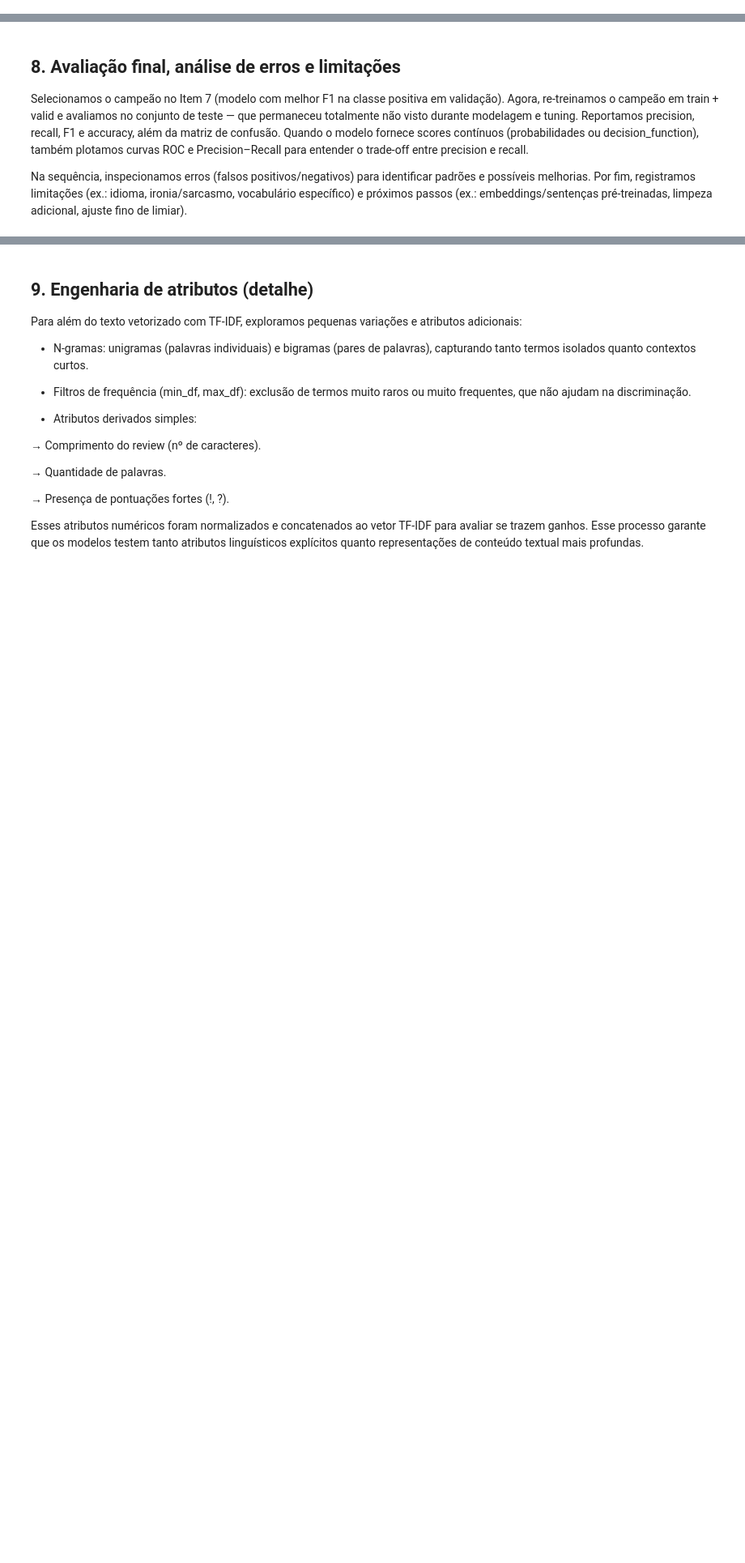
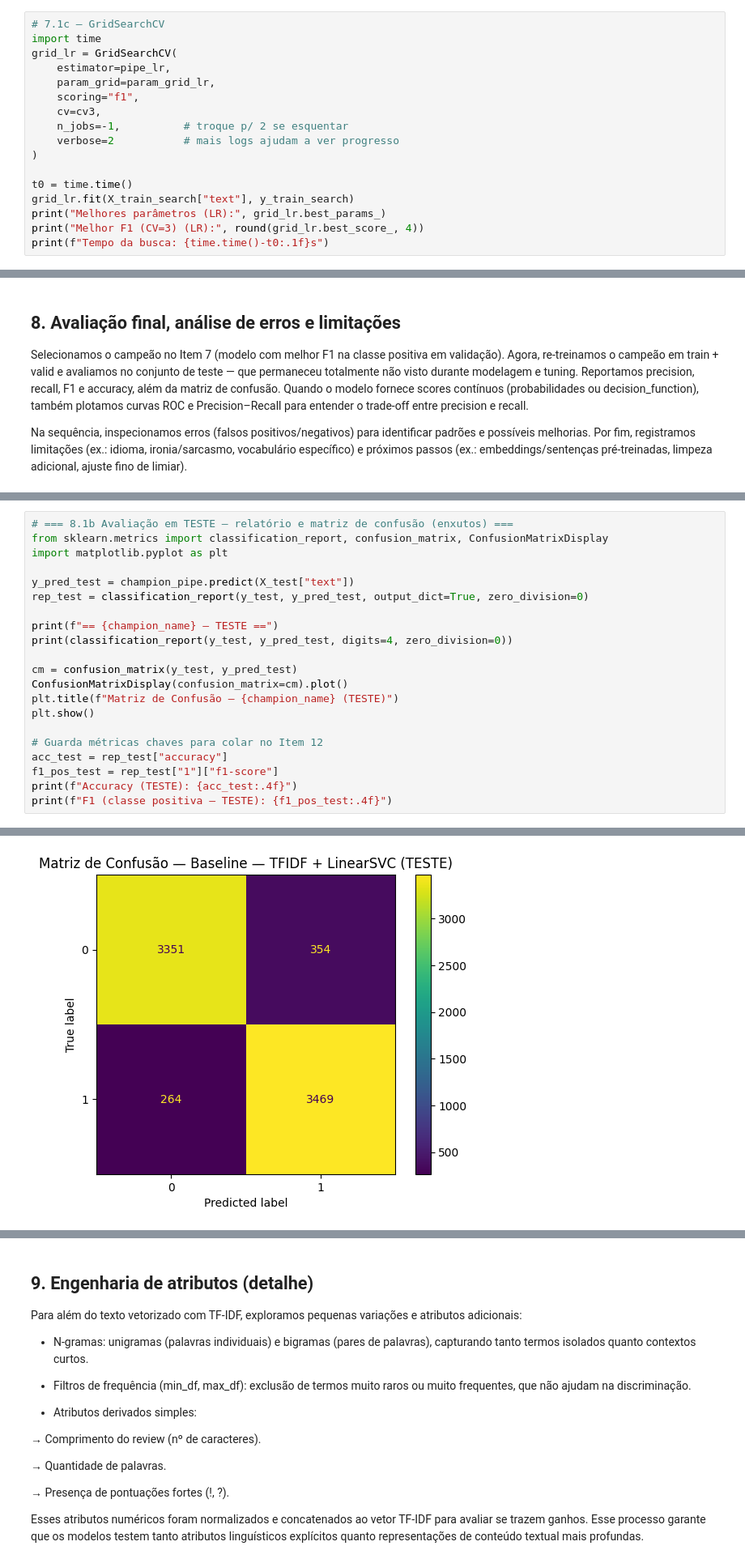
Before and after one commit to natimartins-x/machine-learning, a Jupyter notebook: MVP_IMDB_Sentiment.ipynb, the cells around one changed output, grey strips where cells are left out. Shown: that part at 81% size. Cells and saved outputs as stored; diff of their text form; blank space fills up the shorter version.

```diff
--- a/MVP_IMDB_Sentiment.ipynb
+++ b/MVP_IMDB_Sentiment.ipynb
@@ -921,0 +857,17 @@ print(f"\n>>> Campeão selecionado para o TESTE: {champion_name}")
+# %%
+# 7.1c — GridSearchCV
+import time
+grid_lr = GridSearchCV(
+    estimator=pipe_lr,
+    param_grid=param_grid_lr,
+    scoring="f1",
+    cv=cv3,
+    n_jobs=-1,          # troque p/ 2 se esquentar
+    verbose=2           # mais logs ajudam a ver progresso
+)
+
+t0 = time.time()
+grid_lr.fit(X_train_search["text"], y_train_search)
+print("Melhores parâmetros (LR):", grid_lr.best_params_)
+print("Melhor F1 (CV=3) (LR):", round(grid_lr.best_score_, 4))
+print(f"Tempo da busca: {time.time()-t0:.1f}s")
@@ -1016,0 +954,22 @@ show_examples(fn, n=5, title="Falsos Negativos (FN)")
+# %%
+# === 8.1b Avaliação em TESTE — relatório e matriz de confusão (enxutos) ===
+from sklearn.metrics import classification_report, confusion_matrix, ConfusionMatrixDisplay
+import matplotlib.pyplot as plt
+
+y_pred_test = champion_pipe.predict(X_test["text"])
+rep_test = classification_report(y_test, y_pred_test, output_dict=True, zero_division=0)
+
+print(f"== {champion_name} — TESTE ==")
+print(classification_report(y_test, y_pred_test, digits=4, zero_division=0))
+
+cm = confusion_matrix(y_test, y_pred_test)
+ConfusionMatrixDisplay(confusion_matrix=cm).plot()
+plt.title(f"Matriz de Confusão — {champion_name} (TESTE)")
+plt.show()
+
+# Guarda métricas chaves para colar no Item 12
+acc_test = rep_test["accuracy"]
+f1_pos_test = rep_test["1"]["f1-score"]
+print(f"Accuracy (TESTE): {acc_test:.4f}")
+print(f"F1 (classe positiva — TESTE): {f1_pos_test:.4f}")
+# %% [output]
@@ -1016,0 +985 @@ show_examples(fn, n=5, title="Falsos Negativos (FN)")
+[figure, added]
```
Also changed, not shown: parts of 26 cells of this notebook.
